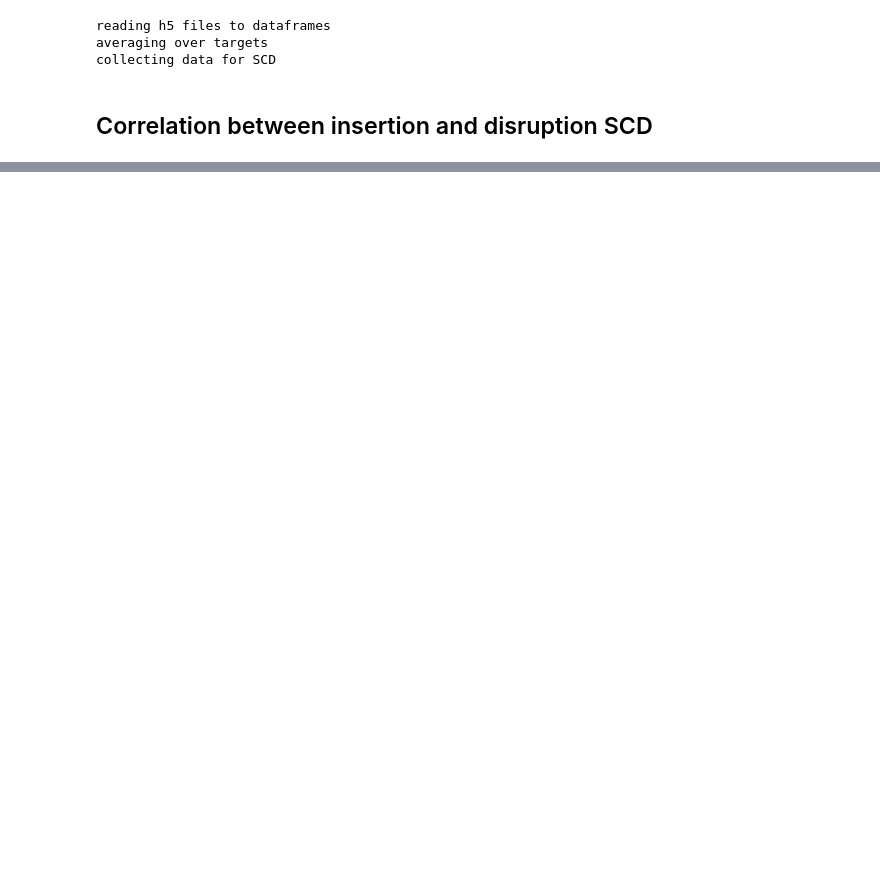
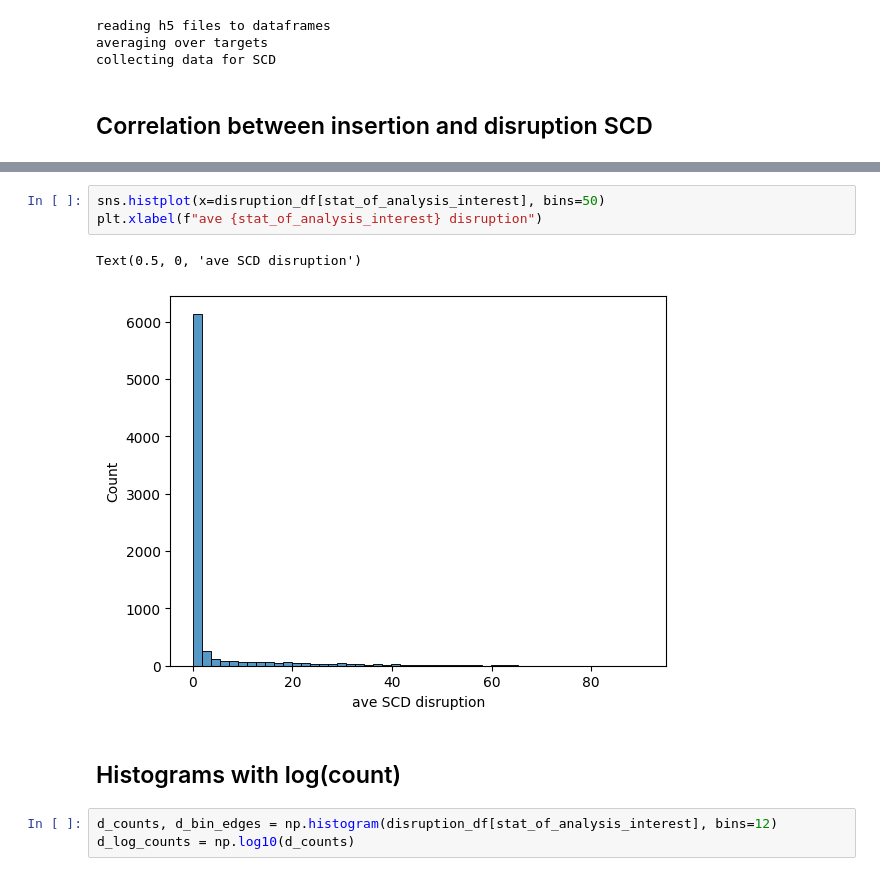
Before and after one commit to Fudenberg-Research-Group/akitaV2-analyses, a Jupyter notebook: experiments/virtual_insertion_singletons/analysis/insertion_disruption_correlation.ipynb, the cells around one changed output, grey strips where cells are left out. Drawn from its saved outputs; the diff is of its cells as text; blank space fills up the shorter version.

```diff
--- a/experiments/virtual_insertion_singletons/analysis/insertion_disruption_correlation.ipynb
+++ b/experiments/virtual_insertion_singletons/analysis/insertion_disruption_correlation.ipynb
@@ -67,0 +73,11 @@ Text(0, 0.5, 'ave SCD disruption')
+# %%
+sns.histplot(x=disruption_df[stat_of_analysis_interest], bins=50)
+plt.xlabel(f"ave {stat_of_analysis_interest} disruption")
+# %% [output]
+Text(0.5, 0, 'ave SCD disruption')
+[figure, added]
+# %% [markdown]
+## Histograms with log(count)
+# %%
+d_counts, d_bin_edges = np.histogram(disruption_df[stat_of_analysis_interest], bins=12)
+d_log_counts = np.log10(d_counts)
```
Also changed, not shown: parts of 9 cells of this notebook.
